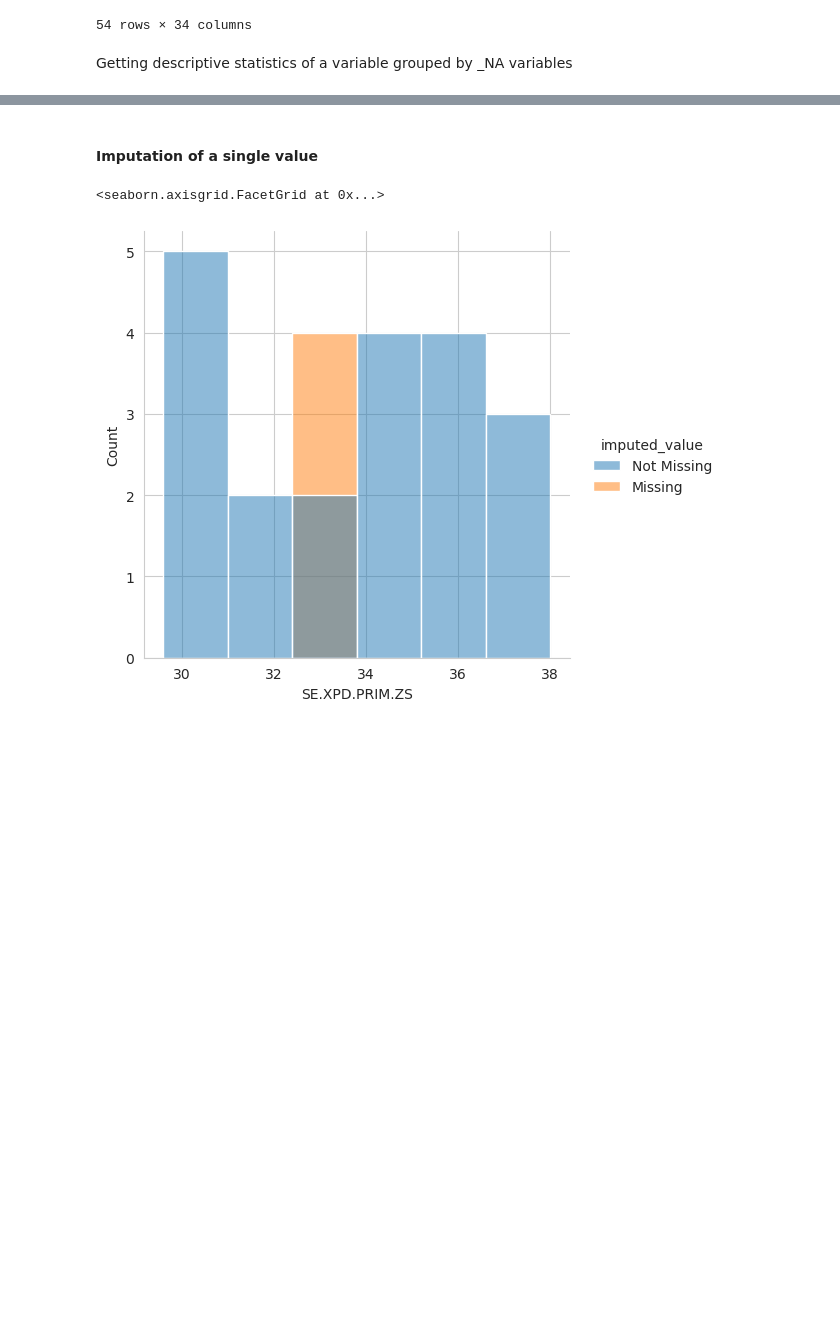
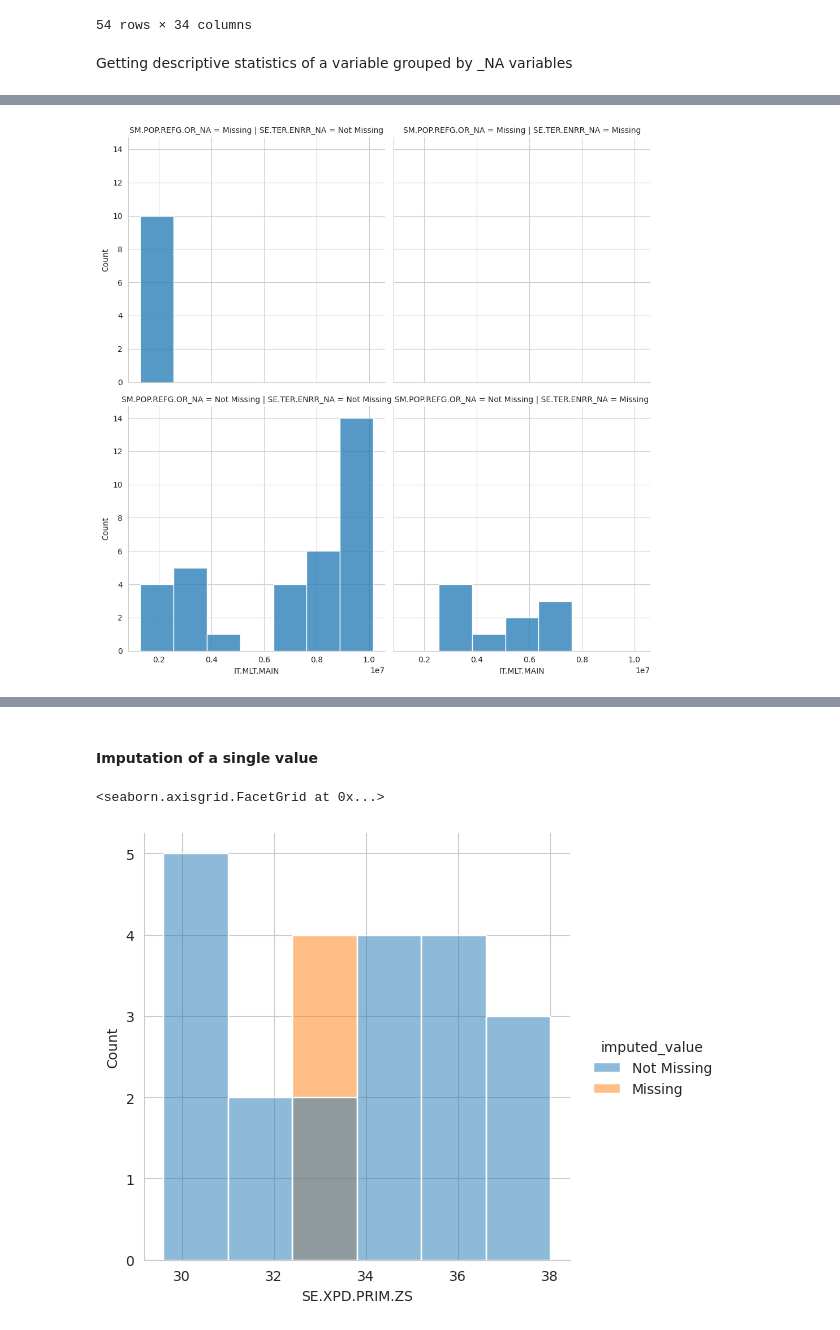
Before and after one commit to alejo-cuello/research-on-argentina, a Jupyter notebook: notebooks/0.1-alejo-explore_data.ipynb, the cells around one changed output, grey strips where cells are left out. Saved outputs shown, nothing was run; the diff lists cells and outputs as text; code cells hidden in the pictures; blank space fills up the shorter version.

```diff
--- a/notebooks/0.1-alejo-explore_data.ipynb
+++ b/notebooks/0.1-alejo-explore_data.ipynb
@@ -403,0 +367,4 @@ missingno.dendrogram(df=arg_di_df_best_cases)
+# %%
+plot_2_missing_vs_variable(shadow_matrix,shadow_matrix.columns[1],columns_with_missing_values[0]+"_NA",columns_with_missing_values[1]+"_NA")
+# %% [output]
+[figure, added]
```
Also changed, not shown: parts of 16 cells of this notebook, 1 other file.
